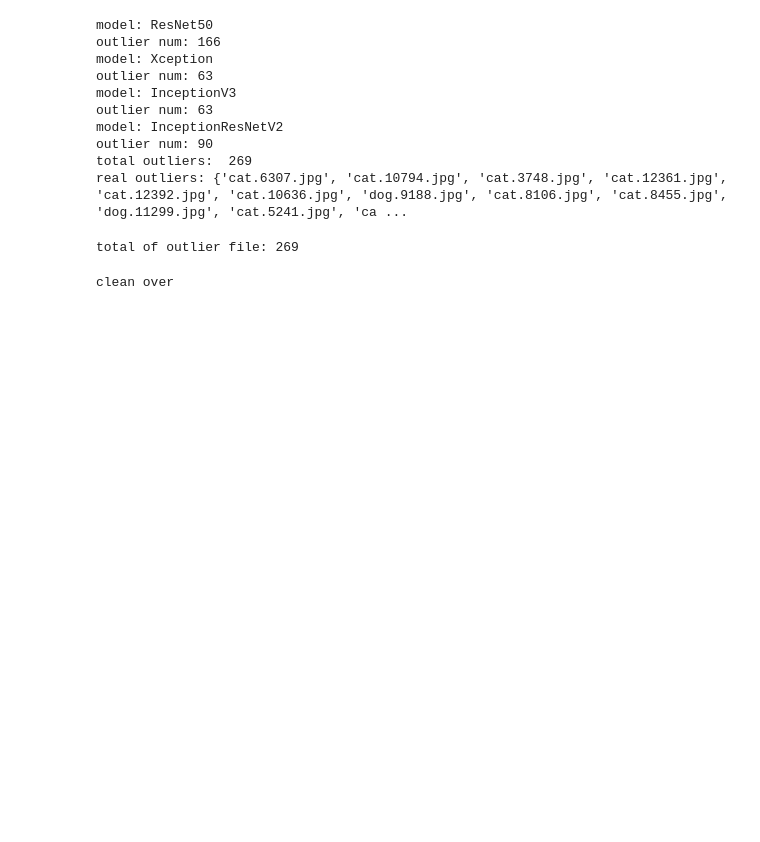
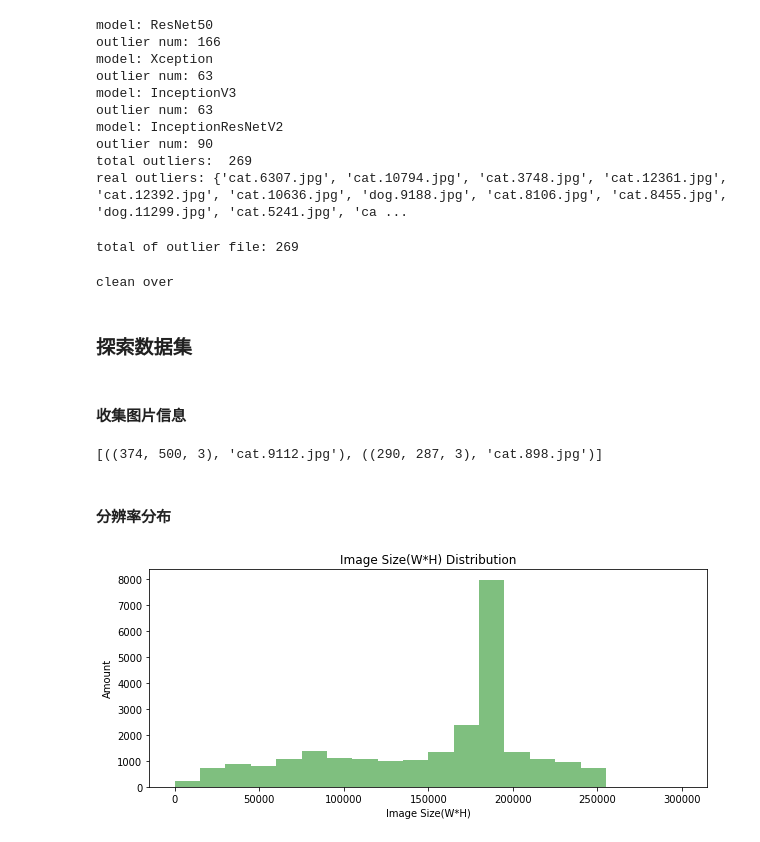
Before and after one commit to blackantchen/ml_final_project, a Jupyter notebook: find_outlier_debug.ipynb, the cells around one changed output. Saved outputs shown, nothing was run; the diff lists cells and outputs as text; code cells hidden in the pictures; blank space fills up the shorter version.

Commit message:
add train_set explore: sample image show, image sizes

```diff
--- a/find_outlier_debug.ipynb
+++ b/find_outlier_debug.ipynb
@@ -386,3 +386,34 @@ real_outliers = read_outliers_from_file('outlier/real_outliers.txt')
 clean_data(pending_clean_dir+'/train', cleaned_dir, real_outliers)
 # %% [output]
 clean over
+# %% [markdown]
+### 探索数据集
+# %% [markdown]
+#### 收集图片信息
+# %%
+import os
+import cv2
+from tqdm import tqdm
+import matplotlib.pyplot as plt
+
+train_folder = 'train'
+train_imgs_info = []
+for img in tqdm(os.listdir(train_folder)):
+    info = cv2.imread(os.path.join(train_folder, img))
+    train_imgs_info.append((info.shape, img))
+# %%
+train_imgs_info[:2]
+# %% [output]
+[((374, 500, 3), 'cat.9112.jpg'), ((290, 287, 3), 'cat.898.jpg')]
+# %% [markdown]
+#### 分辨率分布
+# %%
+plt.figure(figsize=(10, 4))
+img_size = [info[0][0]*info[0][1] for info in train_imgs_info]
+plt.title("Image Size(W*H) Distribution")
+plt.xlabel('Image Size(W*H)')
+plt.ylabel('Amount')
+plt.hist(img_size, bins = 20, alpha = 0.5, range = (0, 300000), color = 'g', label = 'image_size')
+plt.show()
+# %% [output]
+[figure, added]
```
Also changed, not shown: parts of 2 cells of this notebook.
